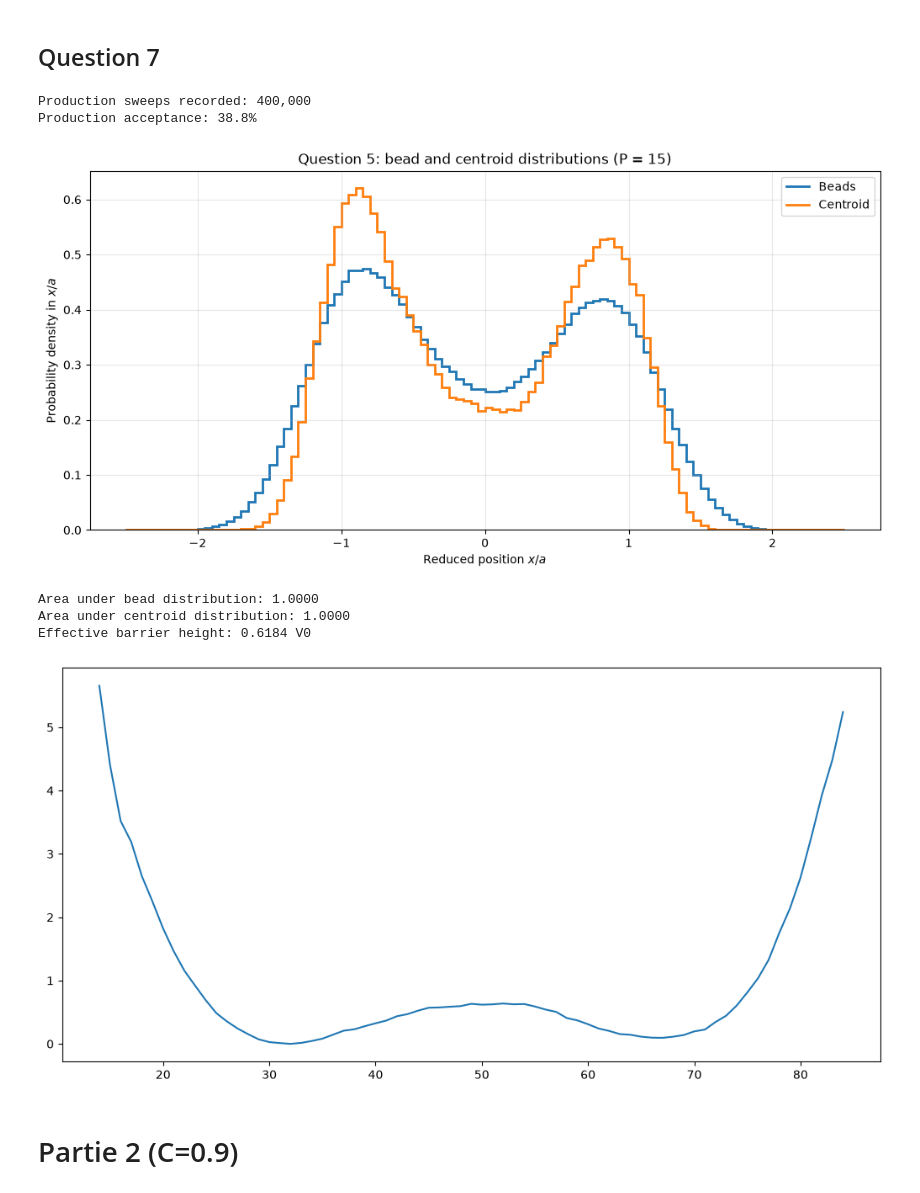
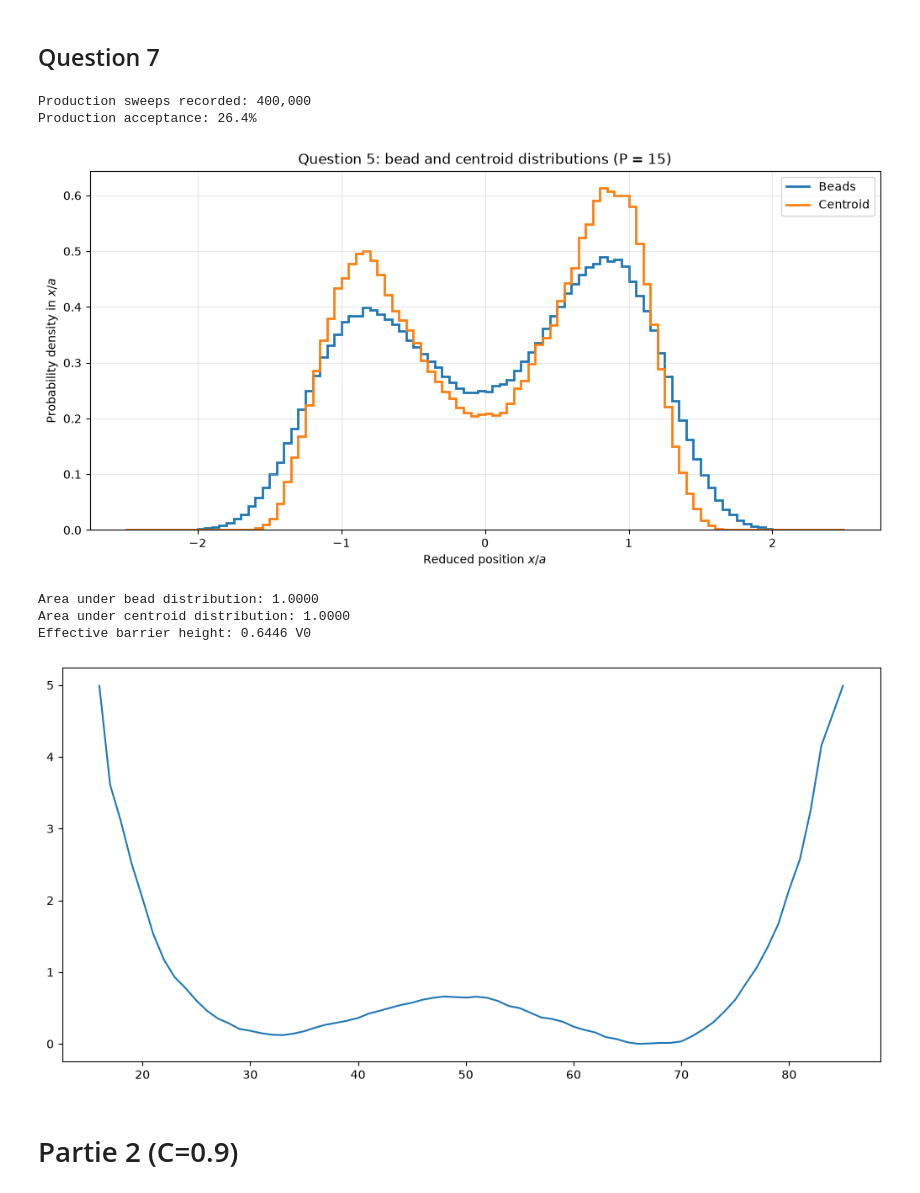
Before and after one commit to jJulZzZ/MSN---Projet-8, a Jupyter notebook: main.ipynb, the cells around one changed output. Cells and saved outputs as stored; diff of their text form; code cells hidden in the pictures.

```diff
--- a/main.ipynb
+++ b/main.ipynb
@@ -182,6 +182,8 @@ def run_simulation(N_sweep: int = 1000, P: int = 50, C: float = 0.3, a_corr: flo
     rho_centroid = centroid_counts / (centroid_counts.sum() * widths)
 
     return (M_conf, success_list, sum_x / params.P, sum_V / params.P, params, rho, rho_centroid, edges)
+# Retain summaries for the deterministic comparison section.
+mc_comparisons = {}
 # %% [markdown]
 ## Question 3
 # %%
@@ -460,6 +461,11 @@ plt.xlabel(r"Reduced position $x/a$")
 plt.ylabel(r"Centroid free energy $F_c(x)/V_0$")
 plt.grid(alpha=0.3)
 plt.show()
+# Preserve this case before the next simulation overwrites local variables.
+mc_comparisons[(0.3, 0.4)] = {
+    "barrier": float(pooled_height), "sd": float(np.std(heights, ddof=1)),
+    "runs": 3, "source": "current kernel",
+}
 # %% [output]
 Seed 10: barrier = 0.509 V0
 Seed 20: barrier = 0.410 V0
@@ -472,39 +478,44 @@ Run-to-run standard deviation: 0.050 V0
 # %%
 burn_in_sweeps = 100_000
 np.random.seed(20)
 M_conf, success_list, centroid_positions, mean_energies, params, rho, rho_centroid, edges = run_simulation(
-    500_000, P=15, C=0.3, a_corr=1.0, burn_in_sweeps=burn_in_sweeps, T_factor=0.6
+    500_000, P=15, C=0.3, a_corr=1.5, burn_in_sweeps=burn_in_sweeps, T_factor=0.6
 )
 print(f"Production sweeps recorded: {params.N_sweep - burn_in_sweeps:,}")
 print(f"Production acceptance: {100 * np.mean(success_list[burn_in_sweeps * params.P:]):.1f}%")
 # rho and rho_centroid are already histograms: plot their values with stairs.
 fig, ax = plt.subplots(figsize=(10, 5), constrained_layout=True)
 ax.stairs(rho, edges, label="Beads", color="tab:blue", linewidth=2)
 ax.stairs(rho_centroid, edges, label="Centroid", color="tab:orange", linewidth=2)
 ax.set_xlabel(r"Reduced position $x/a$")
 ax.set_ylabel(r"Probability density in $x/a$")
 ax.set_title(f"Question 5: bead and centroid distributions (P = {params.P})")
 ax.grid(alpha=0.3)
 ax.legend()
 plt.show()
 
 # Each area should be 1. The histogram heights themselves need not sum to 1.
 widths = np.diff(edges)
 print(f"Area under bead distribution: {np.sum(rho * widths):.4f}")
 print(f"Area under centroid distribution: {np.sum(rho_centroid * widths):.4f}")
 
 plt.figure(figsize=(10, 5), constrained_layout=True)
 effective_barrier = - const.k * params.T * np.log(rho_centroid / rho_centroid.max())
 plt.plot(effective_barrier / params.V0, color='tab:blue', label='Effective Barrier')
 print(f"Effective barrier height: {effective_barrier[len(effective_barrier) // 2] / params.V0:.4f} V0")
+# Preserve this case before the next simulation overwrites local variables.
+mc_comparisons[(0.3, 0.6)] = {
+    "barrier": float(effective_barrier[len(effective_barrier)//2] / params.V0), "sd": None,
+    "runs": 1, "source": "current kernel",
+}
 # %% [output]
 Production sweeps recorded: 400,000
-Production acceptance: 38.8%
+Production acceptance: 26.4%
-[figure, old version]
+[figure, new version]
 Area under bead distribution: 1.0000
 Area under centroid distribution: 1.0000
-Effective barrier height: 0.6184 V0
+Effective barrier height: 0.6446 V0
-[figure, old version]
+[figure, new version]
 # %% [markdown]
 # Partie 2 (C=0.9)
 # %% [markdown]
```
Also changed, not shown: parts of 3 cells of this notebook, 27 other files.
